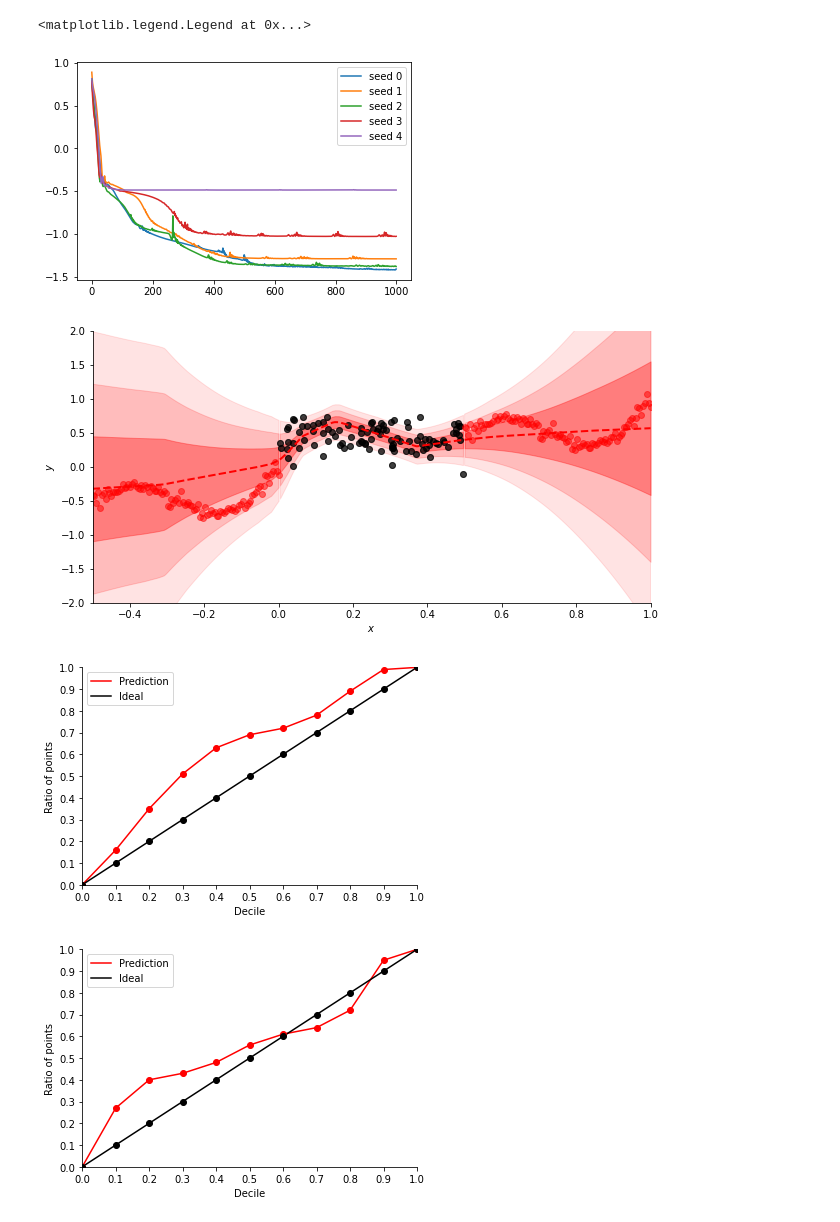
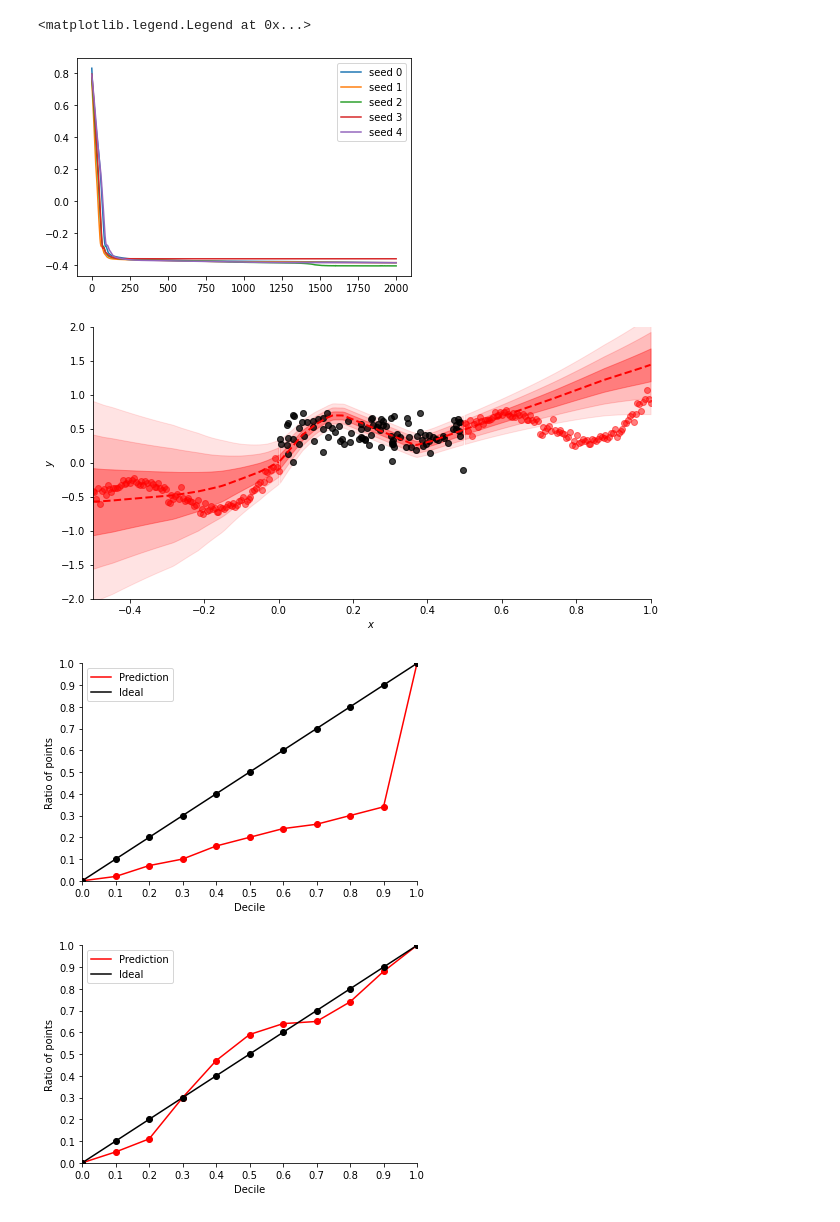
Before and after one commit to nipunbatra/bnn-zoo, a Jupyter notebook: notebooks/regression/DeepEnsemble_SinData.ipynb, the cells around one changed output. Drawn from its saved outputs; the diff is of its cells as text; code cells hidden in the pictures.

```diff
--- a/notebooks/regression/DeepEnsemble_SinData.ipynb
+++ b/notebooks/regression/DeepEnsemble_SinData.ipynb
@@ -18,3 +19,4 @@ WARNING:absl:No GPU/TPU found, falling back to CPU. (Set TF_CPP_MIN_LOG_LEVEL=0
 [figure]
 # %%
-model = gmlp.GaussianMLP([16,16])
+# initialize model
+model = gaussian_mlp.gmlp( features=[16,16], activations=[nn.relu, nn.relu],dropout_rate=[0,0])
@@ -21,18 +25,24 @@ model = gmlp.GaussianMLP([16,16])
 # %%
 params_list = []
 losses_list = []
+auxs = {
+    "X" : X,
+    "y" : Y,
+    "deterministic": True,
+}
+
 for i in range(5):
-    params =  model.init(jax.random.PRNGKey(i),X)
-    params, loss = fits.fit(model, params, X, Y,learning_rate=0.01, epochs=1000, verbose=False)
+    params = model.init(jax.random.PRNGKey(i), auxs['X'], deterministic = True)
+    params, loss =  fits.fit(model, params, auxs, learning_rate=0.003, epochs=2000, verbose=False)
     params_list.append(params)
     losses_list.append(loss)
 # %%
 for i in range(5):
-    plt.plot(jnp.arange(0,1000,1),losses_list[i],label='seed '+str(i))
+    plt.plot(jnp.arange(0,2000,1),losses_list[i],label='seed '+str(i))
 plt.legend()
 # %% [output]
 <matplotlib.legend.Legend at 0x...>
-[figure, old version]
+[figure, new version]
 # %%
 X  = jnp.sort(X[:,0]).reshape(100,1)
 mean,sigma = predict.predict(5,model,params_list,X)
@@ -59,15 +69,15 @@ plt.ylim(-2,2)
 sns.despine()
 plt.show()
 # %% [output]
-[figure, old version]
+[figure, new version]
 # %%
 df = plot.calibration_regression(mean_ux,sigma_ux,y_test_2)
 # %% [output]
-[figure, old version]
+[figure, new version]
 # %%
 df = plot.calibration_regression(mean_lx,sigma_lx,y_test_1)
 # %% [output]
-[figure, old version]
+[figure, new version]
 # %%
 df = plot.calibration_regression(mean,sigma,Y)
 # %% [output]
```
Also changed, not shown: parts of 12 cells of this notebook, 1 other file.
